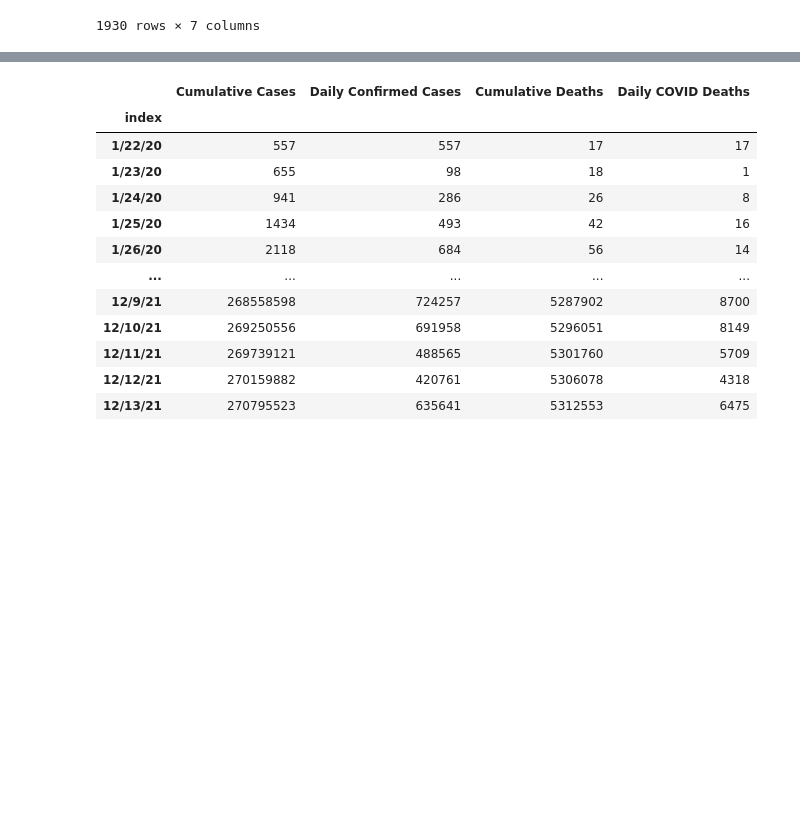
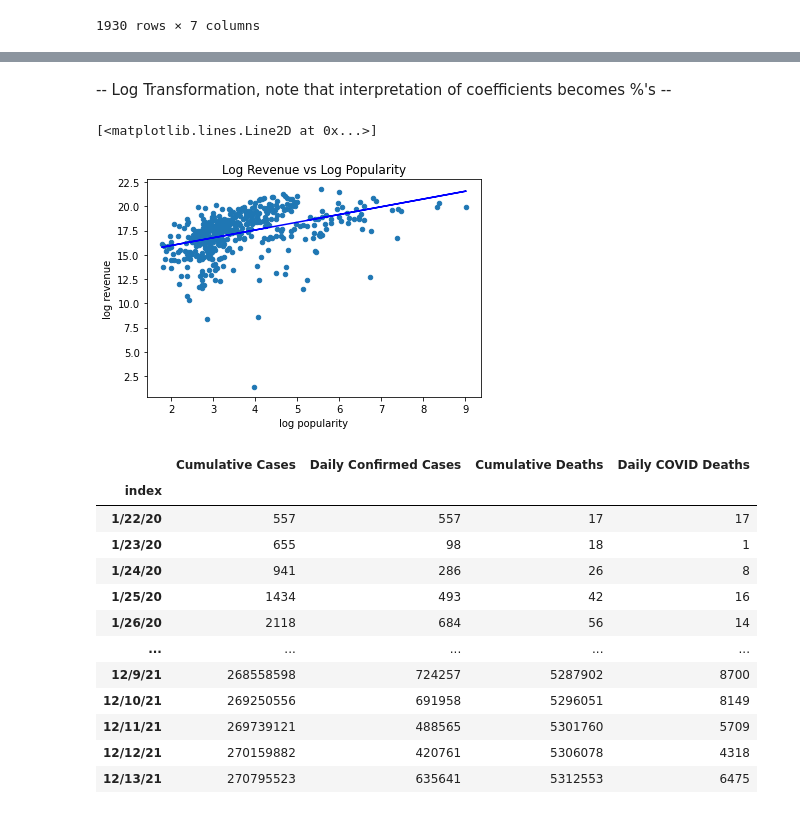
Before and after one commit to stan-GH/final-tutorial, a Jupyter notebook: final_tutorial.ipynb, the cells around one changed output, grey strips where cells are left out. Cells and saved outputs as stored; diff of their text form; code cells hidden in the pictures; blank space fills up the shorter version.

Commit message:
added log transformation

```diff
--- a/final_tutorial.ipynb
+++ b/final_tutorial.ipynb
@@ -55,3 +74,23 @@ ax1.plot(popularityCol, m*popularityCol + b, color="black")
+# %% [markdown]
+-- Log Transformation, note that interpretation of coefficients becomes %'s --
+# %%
+popularityColLog = [np.log(x) for x in popularityCol]
+revenueColLog = [np.log(x) for x in revenueCol]
+
+moviesDF['log popularity'] = popularityColLog
+moviesDF['log revenue'] = revenueColLog
+
+ax2 = moviesDF.plot.scatter(x='log popularity', y='log revenue')
+ax2.set_title("Log Revenue vs Log Popularity")
+
+popularityColLog = moviesDF.loc[:, 'log popularity']
+revenueColLog = moviesDF.loc[:, 'log revenue']
+
+m, b = np.polyfit(popularityColLog, revenueColLog, deg=1)
+ax2.plot(popularityColLog, m*popularityColLog + b, color="blue")
+# %% [output]
+[<matplotlib.lines.Line2D at 0x...>]
+[figure, added]
 # %%
 # Reads covid19 worldwide cases csv file
 cases_COVID = pd.read_csv("COVID-19/csse_covid_19_data/csse_covid_19_time_series/time_series_covid19_confirmed_global.csv")
```
Also changed, not shown: parts of 2 cells of this notebook.
